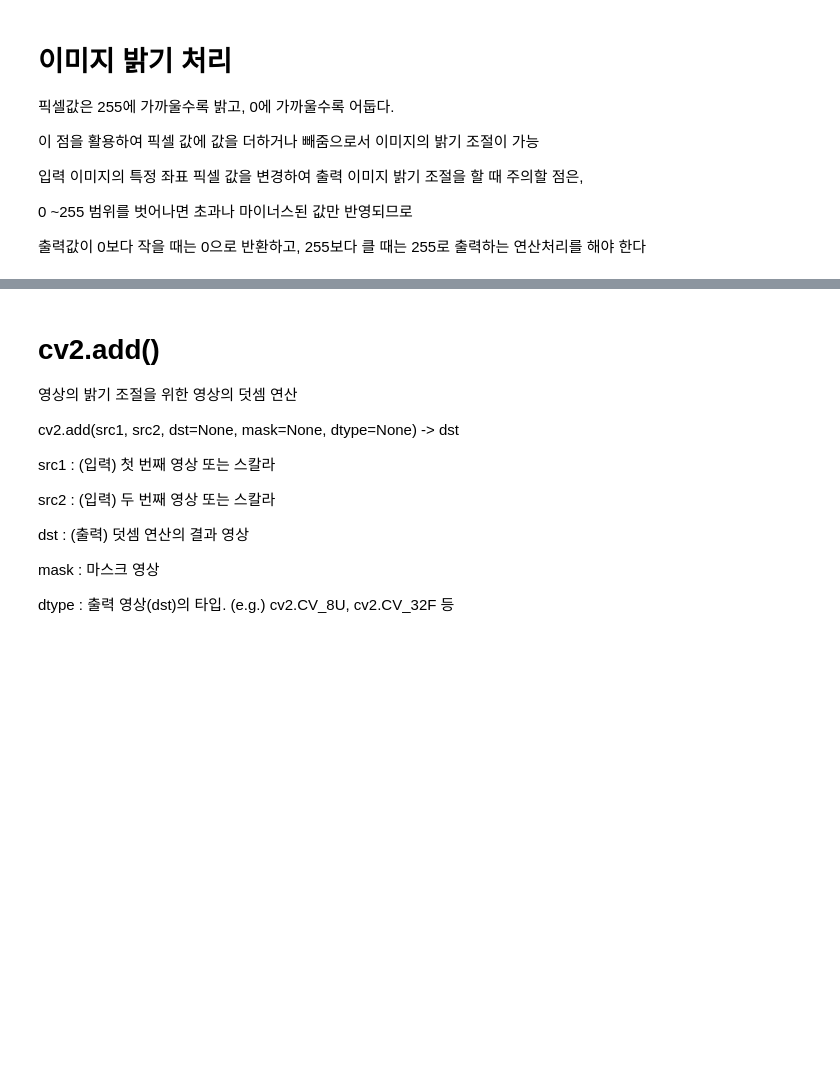
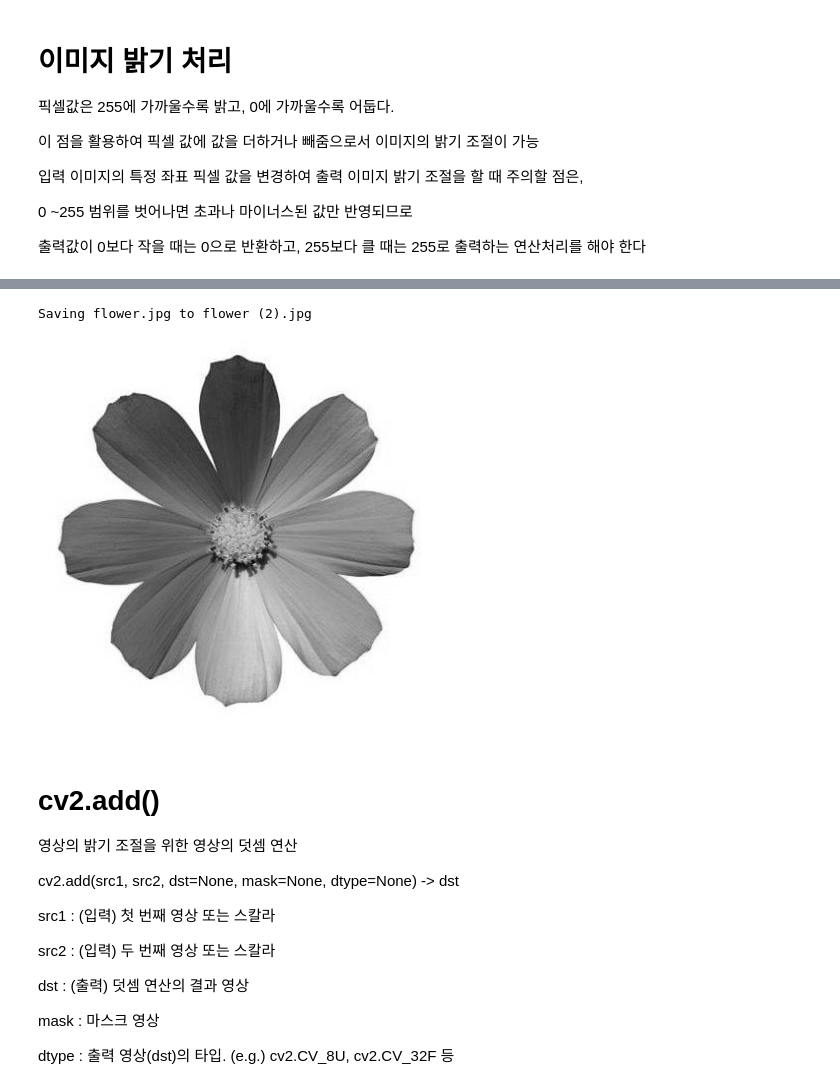
Before and after one commit to olzlt/OpenCV, a Jupyter notebook: opencv_06_brightness.ipynb, the cells around one changed output, grey strips where cells are left out. Cells and saved outputs as stored; diff of their text form; code cells hidden in the pictures; blank space fills up the shorter version.

```diff
--- a/opencv_06_brightness.ipynb
+++ b/opencv_06_brightness.ipynb
@@ -25 +30,6 @@ Saving flower.jpg to flower.jpg
 [figure]
+# %%
+file = files.upload()
+gray_img = cv2.imread("flower.jpg", cv2.IMREAD_GRAYSCALE)
+cv2_imshow(gray_img)
+# %% [output]
@@ -26,3 +37,5 @@ Saving flower.jpg to flower.jpg
+Saving flower.jpg to flower (2).jpg
+[figure, added]
 # %% [markdown]
 # cv2.add()
 
```
Also changed, not shown: parts of 11 cells of this notebook.
